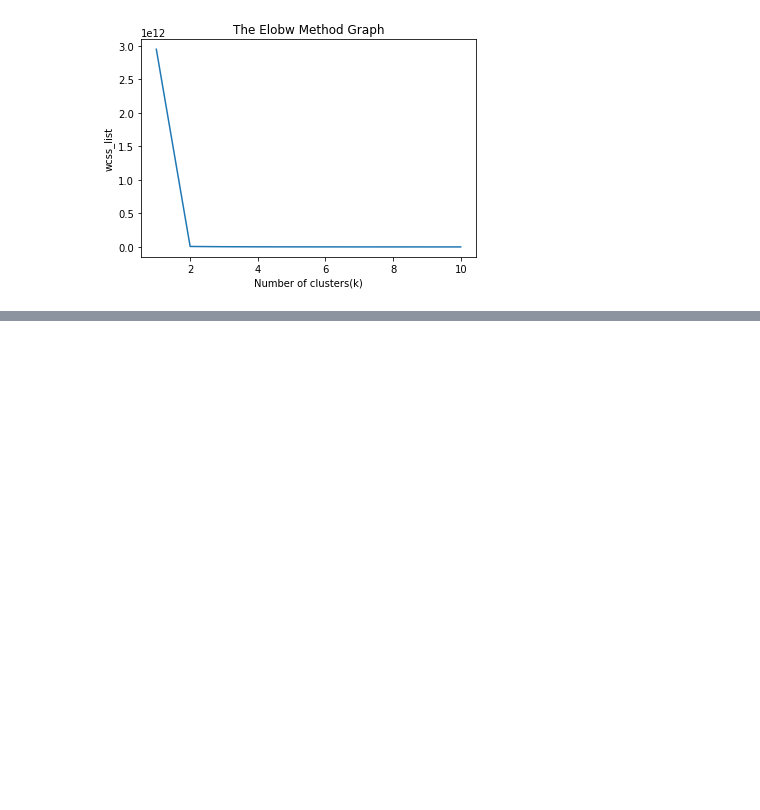
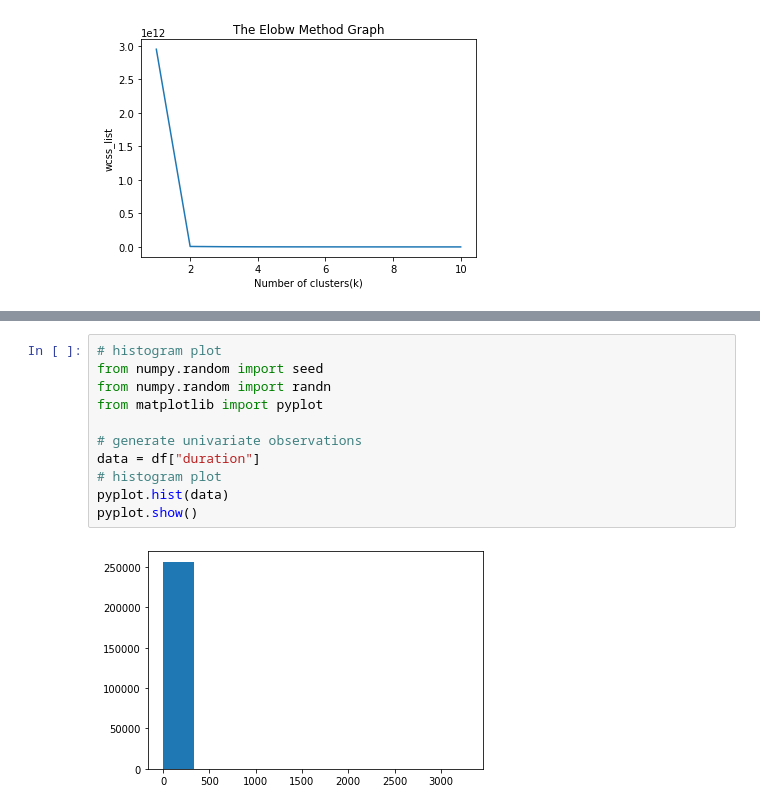
Before and after one commit to NDM-123/Anomaly-Detection-ML, a Jupyter notebook: Anomaly.ipynb, the cells around one changed output, grey strips where cells are left out. Drawn from its saved outputs; the diff is of its cells as text; blank space fills up the shorter version.

```diff
--- a/Anomaly.ipynb
+++ b/Anomaly.ipynb
@@ -170,0 +265,13 @@ ratio mean : 0.3201304771892098
+# %%
+# histogram plot
+from numpy.random import seed
+from numpy.random import randn
+from matplotlib import pyplot
+
+# generate univariate observations
+data = df["duration"]
+# histogram plot
+pyplot.hist(data)
+pyplot.show()
+# %% [output]
+[figure, added]
```
Also changed, not shown: parts of 15 cells of this notebook.
